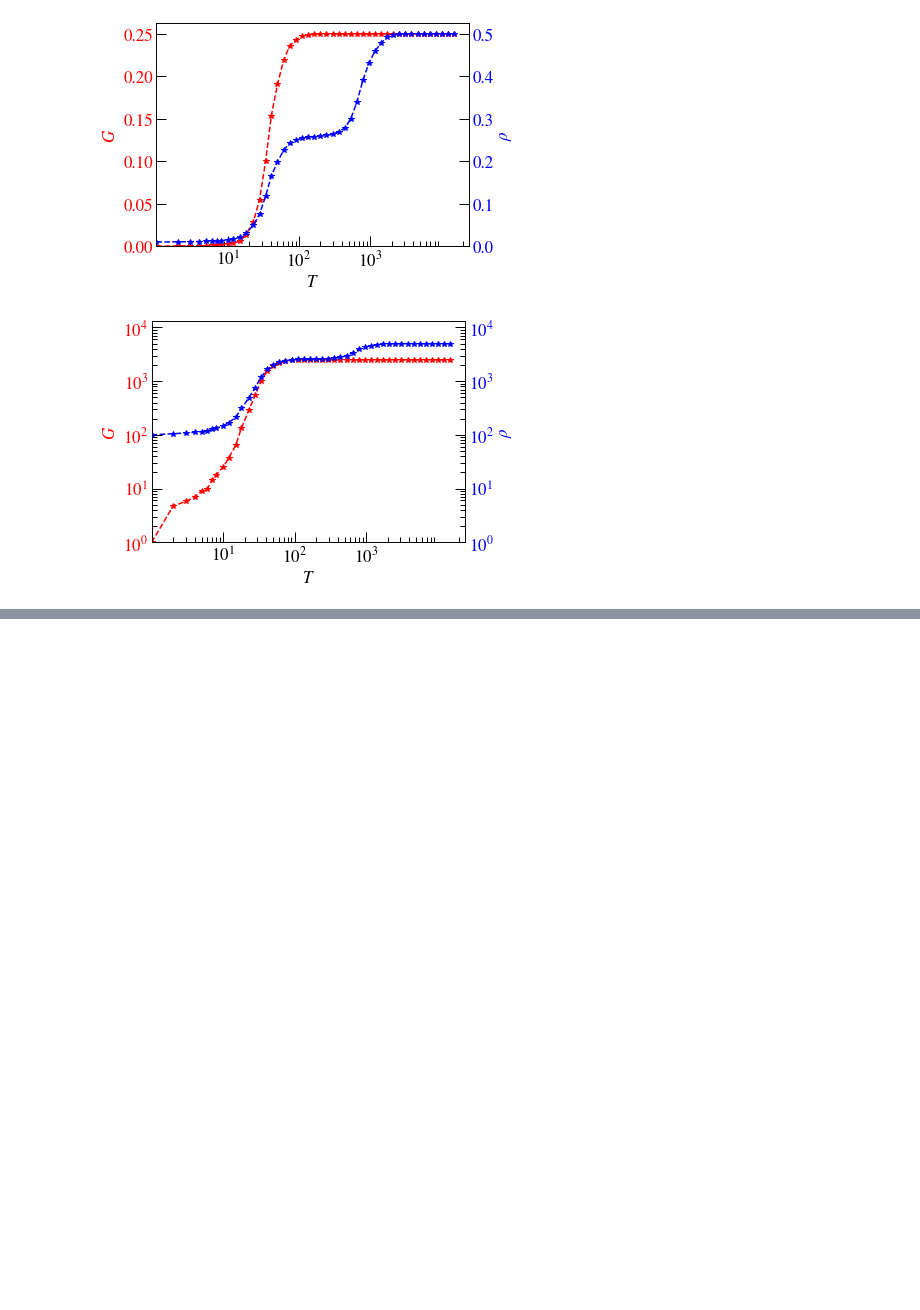
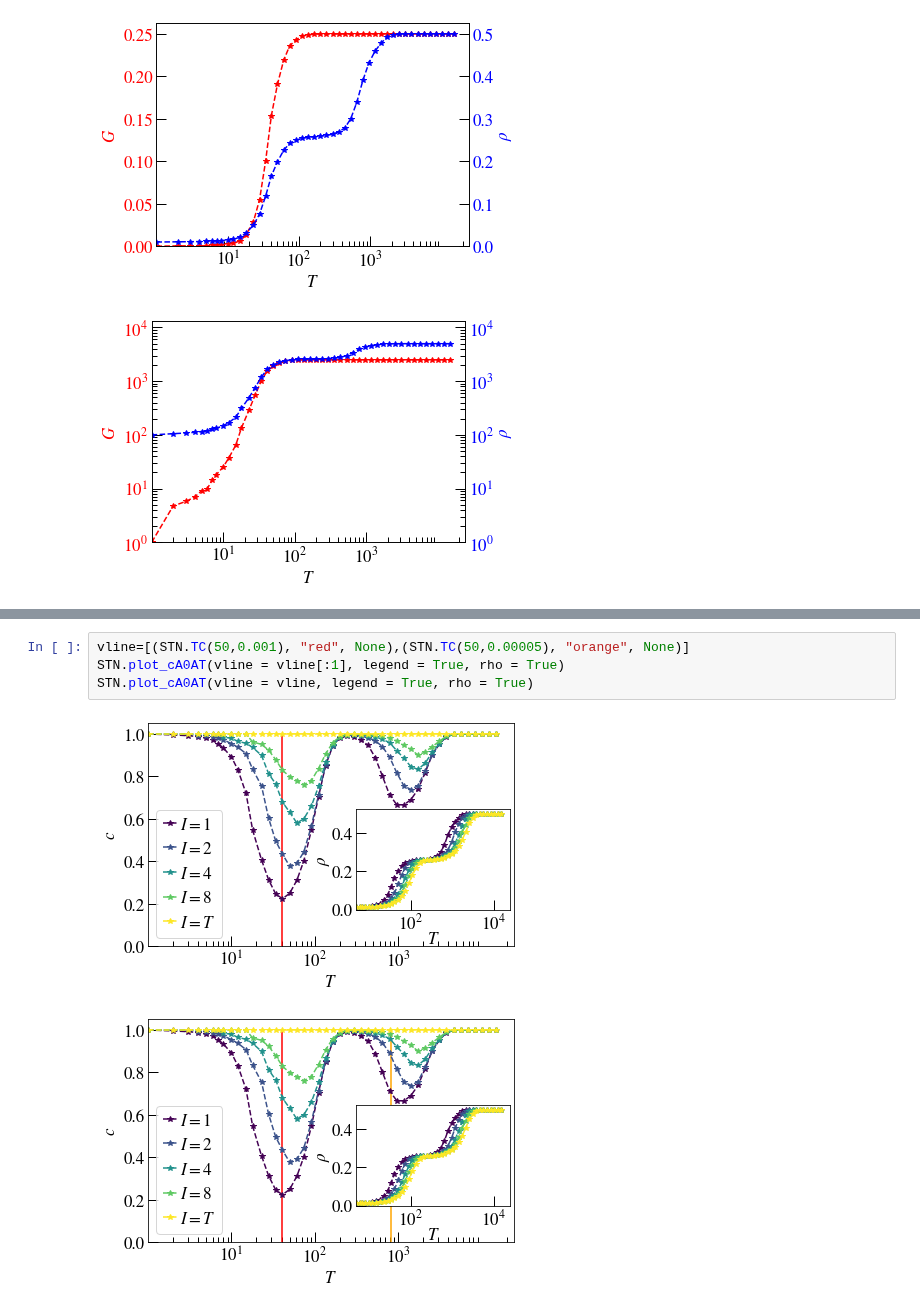
Before and after one commit to saemeon/SubTempNet, a Jupyter notebook: Simulations SBM.ipynb, the cells around one changed output, grey strips where cells are left out. Saved outputs shown, nothing was run; the diff lists cells and outputs as text; blank space fills up the shorter version.

```diff
--- a/Simulations SBM.ipynb
+++ b/Simulations SBM.ipynb
@@ -68,0 +80,7 @@ STN.plot_cA0AT(legend = True, rho = True)
+# %%
+vline=[(STN.TC(50,0.001), "red", None),(STN.TC(50,0.00005), "orange", None)]
+STN.plot_cA0AT(vline = vline[:1], legend = True, rho = True)
+STN.plot_cA0AT(vline = vline, legend = True, rho = True)
+# %% [output]
+[figure, added]
+[figure, added]
```
Also changed, not shown: parts of 3 cells of this notebook, 5 other files.
